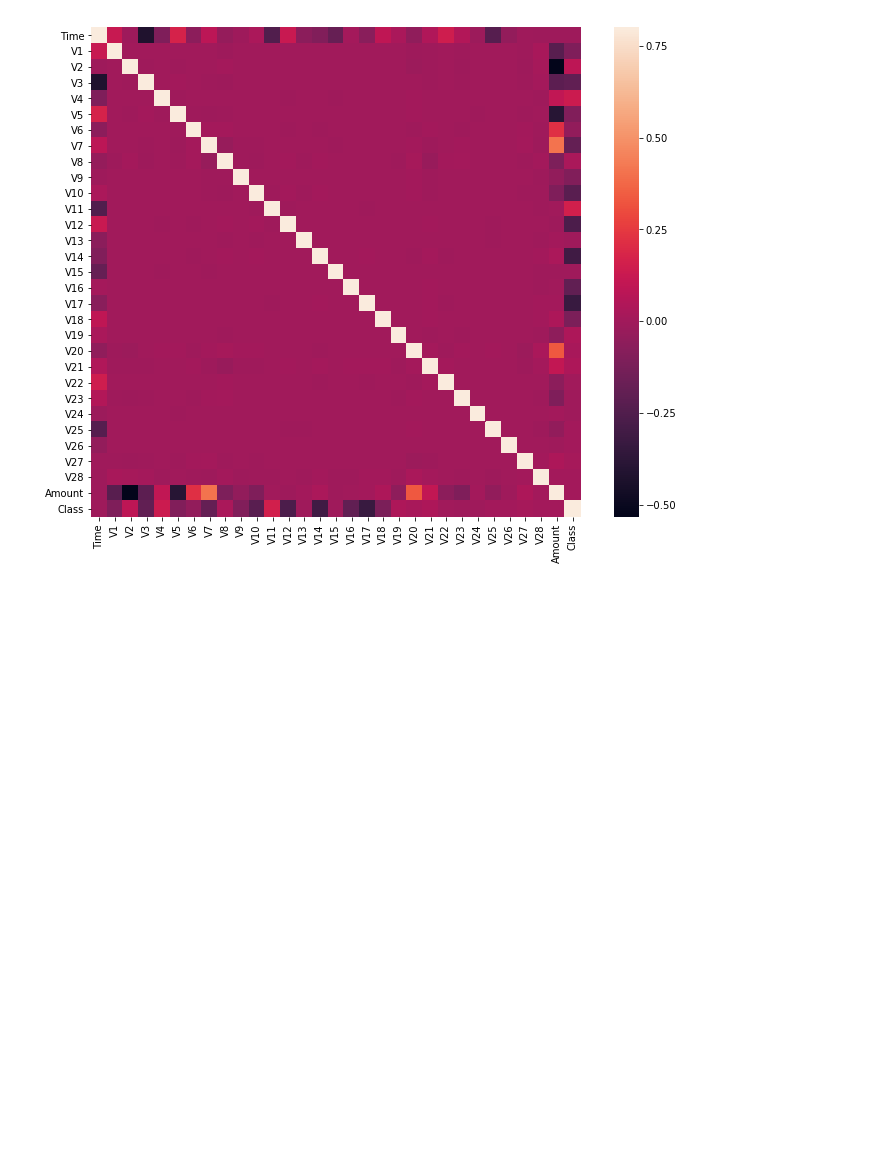
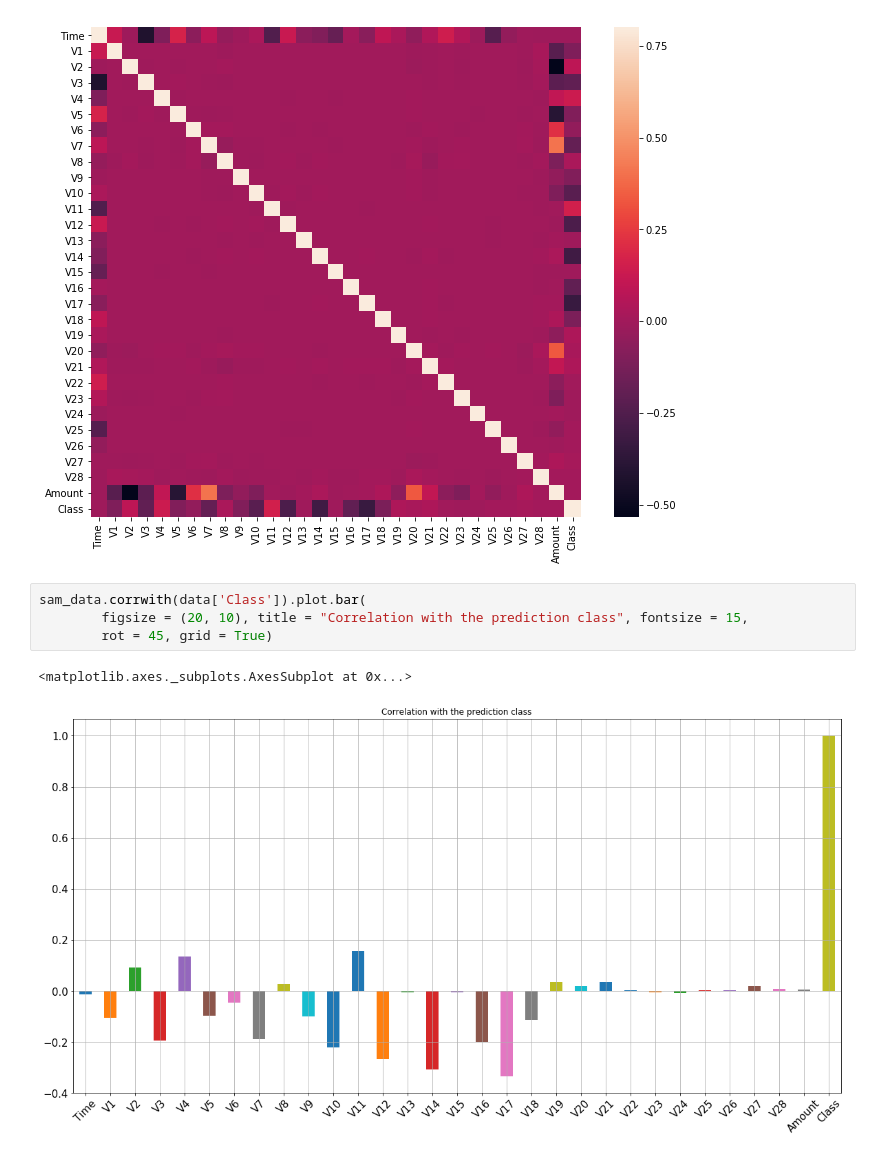
Before and after one commit to gusgad/credit-card-fraud-detection, a Jupyter notebook: credit_card_fraud_detection.ipynb, the cells around one changed output. Cells and saved outputs as stored; diff of their text form; blank space fills up the shorter version.

```diff
--- a/credit_card_fraud_detection.ipynb
+++ b/credit_card_fraud_detection.ipynb
@@ -72,3 +105,10 @@ sns.heatmap(corrmat, vmax = .8, square = True)
 plt.show()
 # %% [output]
 [figure]
+# %%
+sam_data.corrwith(data['Class']).plot.bar(
+        figsize = (20, 10), title = "Correlation with the prediction class", fontsize = 15,
+        rot = 45, grid = True)
+# %% [output]
+<matplotlib.axes._subplots.AxesSubplot at 0x...>
+[figure, added]
```
Also changed, not shown: parts of 34 cells of this notebook, 3 other files.
